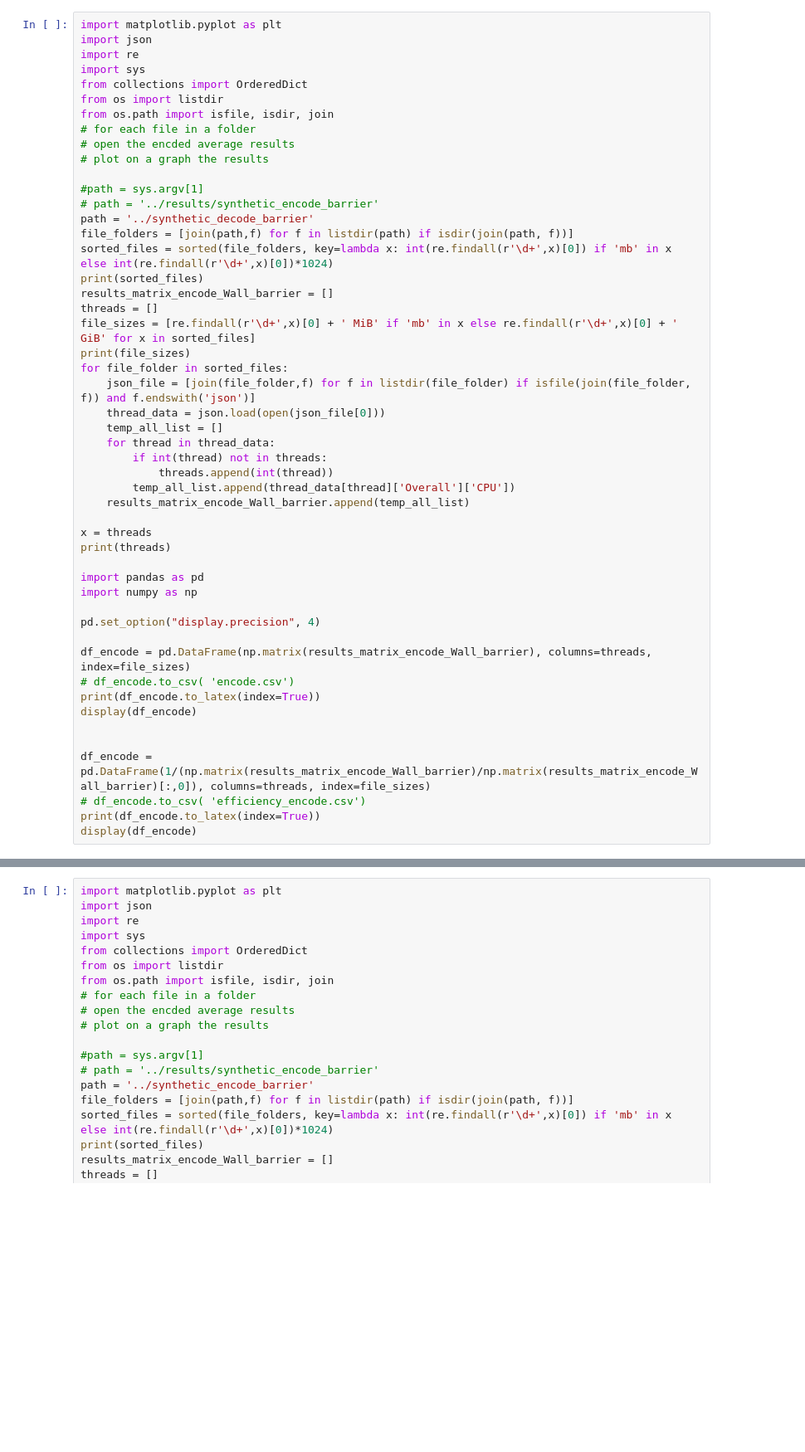
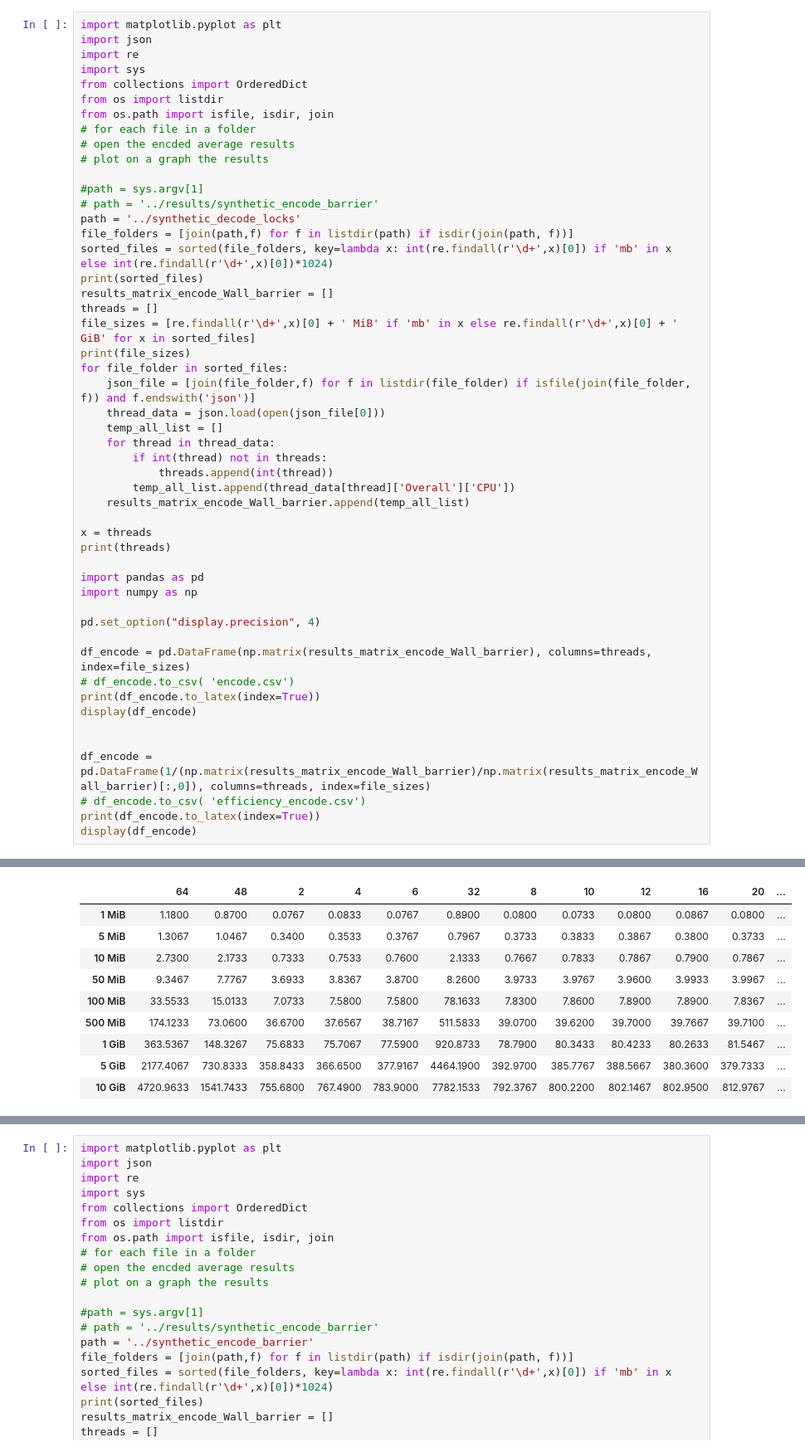
Before and after one commit to BigEmperor26/HuffmanCODEC, a Jupyter notebook: results/results_analyzers/grapher.ipynb, the cells around one changed output, grey strips where cells are left out. Shown at 83% size. Drawn from its saved outputs; the diff is of its cells as text; blank space fills up the shorter version.

```diff
--- a/results/results_analyzers/grapher.ipynb
+++ b/results/results_analyzers/grapher.ipynb
@@ -189,7 +380,7 @@ from os.path import isfile, isdir, join
 
 #path = sys.argv[1]
 # path = '../results/synthetic_encode_barrier'
-path = '../synthetic_decode_barrier'
+path = '../synthetic_decode_locks'
 file_folders = [join(path,f) for f in listdir(path) if isdir(join(path, f))]
 sorted_files = sorted(file_folders, key=lambda x: int(re.findall(r'\d+',x)[0]) if 'mb' in x else int(re.findall(r'\d+',x)[0])*1024)
 print(sorted_files)
@@ -225,3 +416,4 @@ df_encode = pd.DataFrame(1/(np.matrix(results_matrix_encode_Wall_barrier)/np.mat
 # df_encode.to_csv( 'efficiency_encode.csv')
 print(df_encode.to_latex(index=True))
 display(df_encode)
+# %% [output]
@@ -227,0 +438,10 @@ display(df_encode)
+|  | 64 | 48 | 2 | 4 | 6 | 32 | 8 | 10 | 12 | 16 | 20 | ... |
+| 1 MiB | 1.1800 | 0.8700 | 0.0767 | 0.0833 | 0.0767 | 0.8900 | 0.0800 | 0.0733 | 0.0800 | 0.0867 | 0.0800 | ... |
+| 5 MiB | 1.3067 | 1.0467 | 0.3400 | 0.3533 | 0.3767 | 0.7967 | 0.3733 | 0.3833 | 0.3867 | 0.3800 | 0.3733 | ... |
+| 10 MiB | 2.7300 | 2.1733 | 0.7333 | 0.7533 | 0.7600 | 2.1333 | 0.7667 | 0.7833 | 0.7867 | 0.7900 | 0.7867 | ... |
+| 50 MiB | 9.3467 | 7.7767 | 3.6933 | 3.8367 | 3.8700 | 8.2600 | 3.9733 | 3.9767 | 3.9600 | 3.9933 | 3.9967 | ... |
+| 100 MiB | 33.5533 | 15.0133 | 7.0733 | 7.5800 | 7.5800 | 78.1633 | 7.8300 | 7.8600 | 7.8900 | 7.8900 | 7.8367 | ... |
+| 500 MiB | 174.1233 | 73.0600 | 36.6700 | 37.6567 | 38.7167 | 511.5833 | 39.0700 | 39.6200 | 39.7000 | 39.7667 | 39.7100 | ... |
+| 1 GiB | 363.5367 | 148.3267 | 75.6833 | 75.7067 | 77.5900 | 920.8733 | 78.7900 | 80.3433 | 80.4233 | 80.2633 | 81.5467 | ... |
+| 5 GiB | 2177.4067 | 730.8333 | 358.8433 | 366.6500 | 377.9167 | 4464.1900 | 392.9700 | 385.7767 | 388.5667 | 380.3600 | 379.7333 | ... |
+| 10 GiB | 4720.9633 | 1541.7433 | 755.6800 | 767.4900 | 783.9000 | 7782.1533 | 792.3767 | 800.2200 | 802.1467 | 802.9500 | 812.9767 | ... |
```
Also changed, not shown: parts of 6 cells of this notebook, 32 other files.
